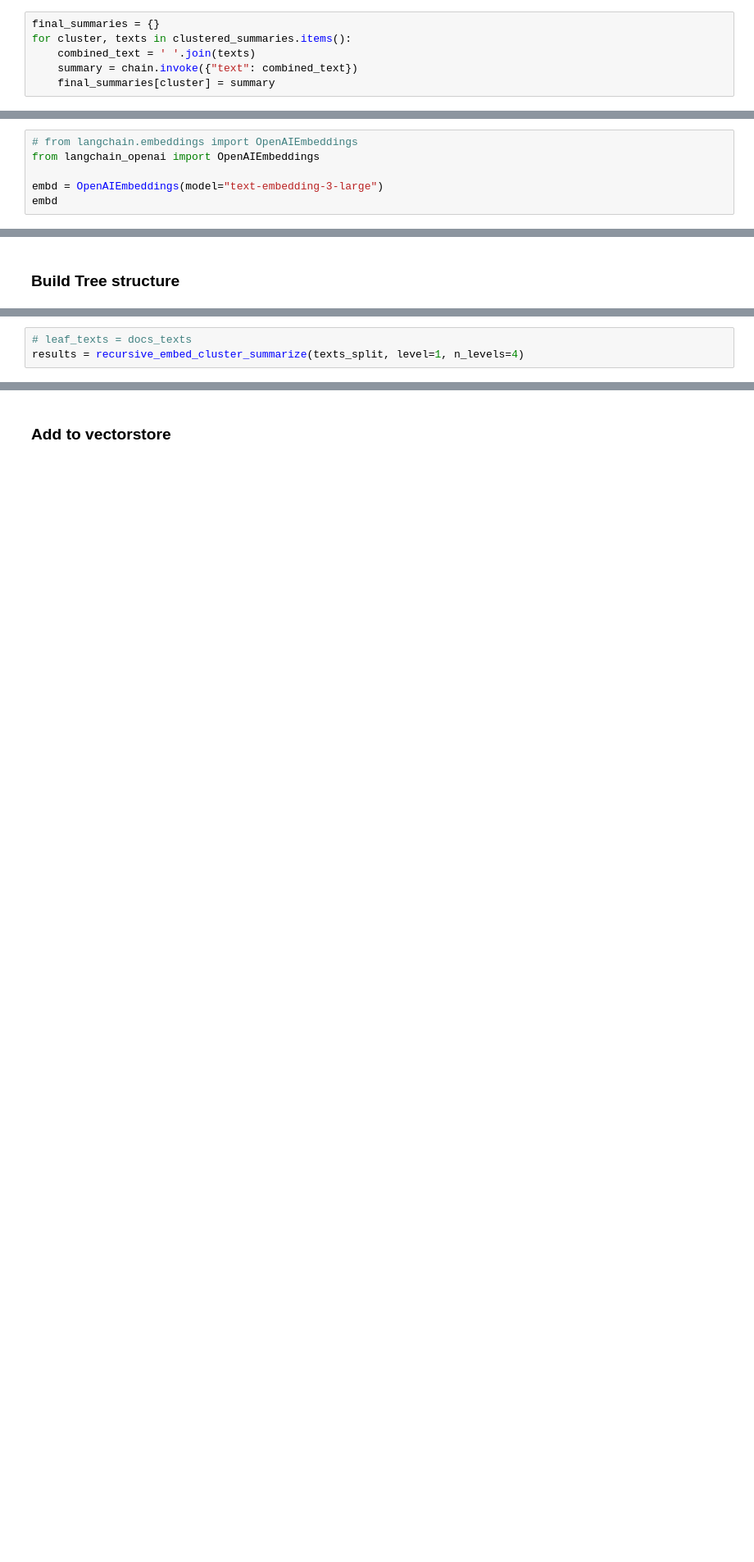
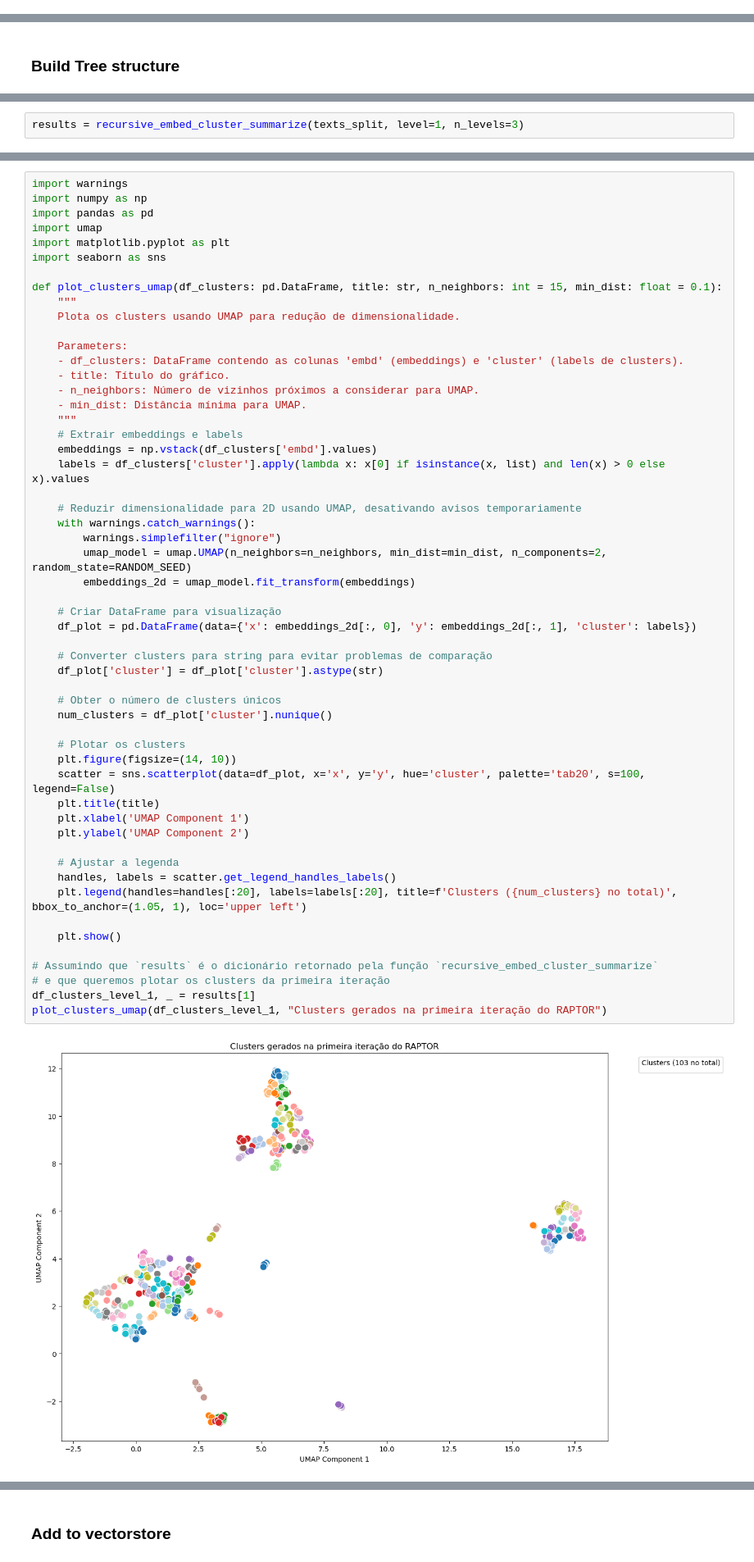
Before and after one commit to nathansouz4/TCC-Project, a Jupyter notebook: RAG_RAPTOR.ipynb, the cells around one changed output, grey strips where cells are left out. Shown at 82% size. Cells and saved outputs as stored; diff of their text form; blank space fills up the shorter version.

```diff
--- a/RAG_RAPTOR.ipynb
+++ b/RAG_RAPTOR.ipynb
@@ -565,6 +326,0 @@ clustered_summaries
-# %%
-final_summaries = {}
-for cluster, texts in clustered_summaries.items():
-    combined_text = ' '.join(texts)
-    summary = chain.invoke({"text": combined_text})
-    final_summaries[cluster] = summary
@@ -581,6 +334,0 @@ combined_texts = texts_from_df + texts_from_clustered_texts + texts_from_final_s
-# %%
-# from langchain.embeddings import OpenAIEmbeddings
-from langchain_openai import OpenAIEmbeddings
-
-embd = OpenAIEmbeddings(model="text-embedding-3-large")
-embd
@@ -956,4 +693,3 @@ Number of pages of all documents cleaned: 529
 # %%
-# leaf_texts = docs_texts
-results = recursive_embed_cluster_summarize(texts_split, level=1, n_levels=4)
+results = recursive_embed_cluster_summarize(texts_split, level=1, n_levels=3)
 # %% [output]
@@ -963,0 +704,56 @@ results = recursive_embed_cluster_summarize(texts_split, level=1, n_levels=4)
+# %%
+import warnings
+import numpy as np
+import pandas as pd
+import umap
+import matplotlib.pyplot as plt
+import seaborn as sns
+
+def plot_clusters_umap(df_clusters: pd.DataFrame, title: str, n_neighbors: int = 15, min_dist: float = 0.1):
+    """
+    Plota os clusters usando UMAP para redução de dimensionalidade.
+
+    Parameters:
+    - df_clusters: DataFrame contendo as colunas 'embd' (embeddings) e 'cluster' (labels de clusters).
+    - title: Título do gráfico.
+    - n_neighbors: Número de vizinhos próximos a considerar para UMAP.
+    - min_dist: Distância mínima para UMAP.
+    """
+    # Extrair embeddings e labels
+    embeddings = np.vstack(df_clusters['embd'].values)
+    labels = df_clusters['cluster'].apply(lambda x: x[0] if isinstance(x, list) and len(x) > 0 else x).values
+
+    # Reduzir dimensionalidade para 2D usando UMAP, desativando avisos temporariamente
+    with warnings.catch_warnings():
+        warnings.simplefilter("ignore")
+        umap_model = umap.UMAP(n_neighbors=n_neighbors, min_dist=min_dist, n_components=2, random_state=RANDOM_SEED)
+        embeddings_2d = umap_model.fit_transform(embeddings)
+
+    # Criar DataFrame para visualização
+    df_plot = pd.DataFrame(data={'x': embeddings_2d[:, 0], 'y': embeddings_2d[:, 1], 'cluster': labels})
+
+    # Converter clusters para string para evitar problemas de comparação
+    df_plot['cluster'] = df_plot['cluster'].astype(str)
+
+    # Obter o número de clusters únicos
+    num_clusters = df_plot['cluster'].nunique()
+
+    # Plotar os clusters
+    plt.figure(figsize=(14, 10))
+    scatter = sns.scatterplot(data=df_plot, x='x', y='y', hue='cluster', palette='tab20', s=100, legend=False)
+    plt.title(title)
+    plt.xlabel('UMAP Component 1')
+    plt.ylabel('UMAP Component 2')
+
+    # Ajustar a legenda
+    handles, labels = scatter.get_legend_handles_labels()
+    plt.legend(handles=handles[:20], labels=labels[:20], title=f'Clusters ({num_clusters} no total)', bbox_to_anchor=(1.05, 1), loc='upper left')
+
+    plt.show()
+
+# Assumindo que `results` é o dicionário retornado pela função `recursive_embed_cluster_summarize`
+# e que queremos plotar os clusters da primeira iteração
+df_clusters_level_1, _ = results[1]
+plot_clusters_umap(df_clusters_level_1, "Clusters gerados na primeira iteração do RAPTOR")
+# %% [output]
+[figure, added]
```
Also changed, not shown: parts of 113 cells of this notebook, 22 other files.
